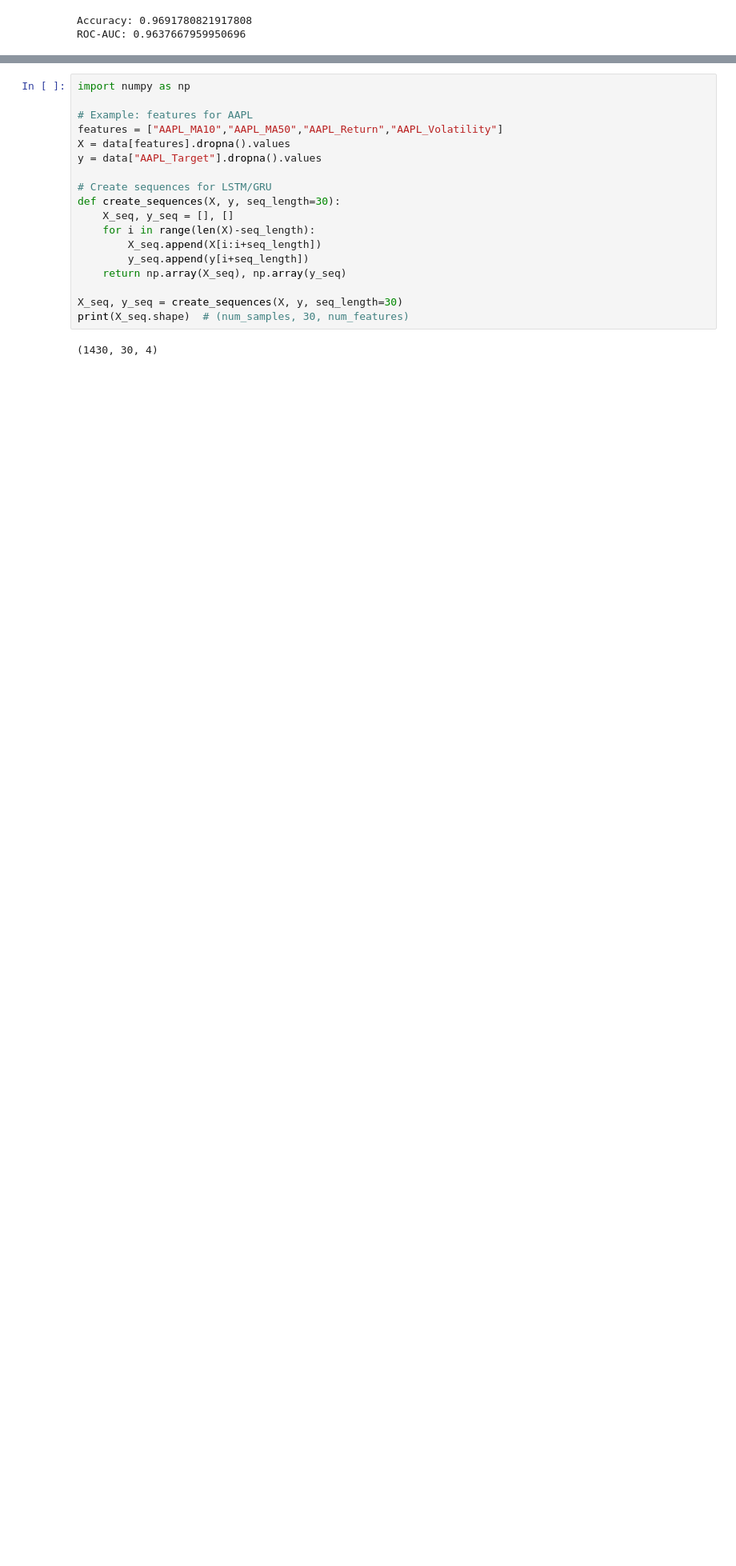
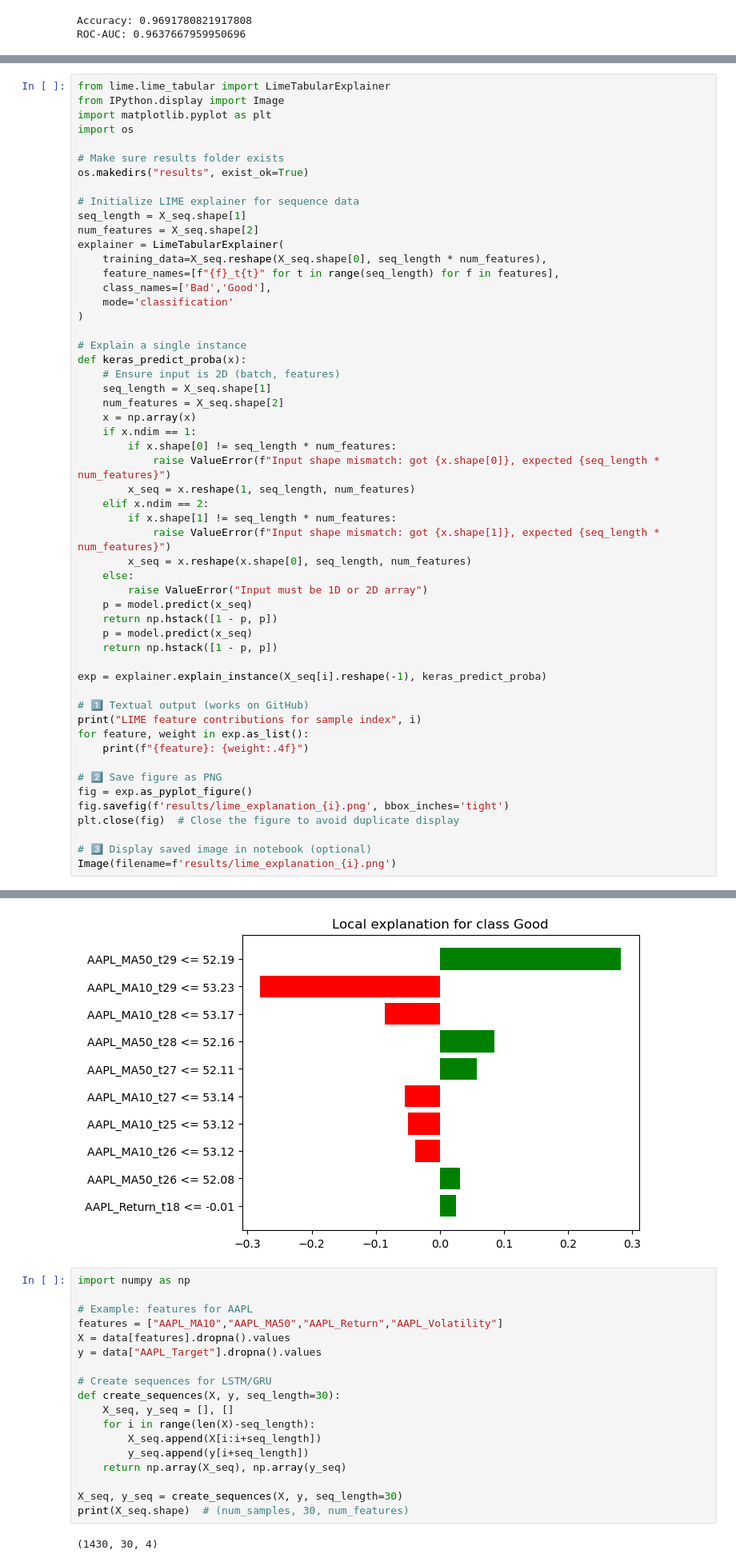
Before and after one commit to kunal-nehete/Stock_Screening_ML, a Jupyter notebook: Stock Screening.ipynb, the cells around one changed output, grey strips where cells are left out. Shown at 80% size. Drawn from its saved outputs; the diff is of its cells as text; blank space fills up the shorter version.

```diff
--- a/Stock Screening.ipynb
+++ b/Stock Screening.ipynb
@@ -211,0 +244,55 @@ exp.show_in_notebook(show_table=True)
+# %%
+from lime.lime_tabular import LimeTabularExplainer
+from IPython.display import Image
+import matplotlib.pyplot as plt
+import os
+
+# Make sure results folder exists
+os.makedirs("results", exist_ok=True)
+
+# Initialize LIME explainer for sequence data
+seq_length = X_seq.shape[1]
+num_features = X_seq.shape[2]
+explainer = LimeTabularExplainer(
+    training_data=X_seq.reshape(X_seq.shape[0], seq_length * num_features),
+    feature_names=[f"{f}_t{t}" for t in range(seq_length) for f in features],
+    class_names=['Bad','Good'],
+    mode='classification'
+)
+
+# Explain a single instance
+def keras_predict_proba(x):
+    # Ensure input is 2D (batch, features)
+    seq_length = X_seq.shape[1]
+    num_features = X_seq.shape[2]
+    x = np.array(x)
+    if x.ndim == 1:
+        if x.shape[0] != seq_length * num_features:
+            raise ValueError(f"Input shape mismatch: got {x.shape[0]}, expected {seq_length * num_features}")
+        x_seq = x.reshape(1, seq_length, num_features)
+    elif x.ndim == 2:
+        if x.shape[1] != seq_length * num_features:
+            raise ValueError(f"Input shape mismatch: got {x.shape[1]}, expected {seq_length * num_features}")
+        x_seq = x.reshape(x.shape[0], seq_length, num_features)
+    else:
+        raise ValueError("Input must be 1D or 2D array")
+    p = model.predict(x_seq)
+    return np.hstack([1 - p, p])
+    p = model.predict(x_seq)
+    return np.hstack([1 - p, p])
+
+exp = explainer.explain_instance(X_seq[i].reshape(-1), keras_predict_proba)
+
+# 1️⃣ Textual output (works on GitHub)
+print("LIME feature contributions for sample index", i)
+for feature, weight in exp.as_list():
+    print(f"{feature}: {weight:.4f}")
+
+# 2️⃣ Save figure as PNG
+fig = exp.as_pyplot_figure()
+fig.savefig(f'results/lime_explanation_{i}.png', bbox_inches='tight')
+plt.close(fig)  # Close the figure to avoid duplicate display
+
+# 3️⃣ Display saved image in notebook (optional)
+Image(filename=f'results/lime_explanation_{i}.png')
+# %% [output]
@@ -212,3 +311,4 @@ exp.show_in_notebook(show_table=True)
+[figure, added]
 # %%
 import numpy as np
 
```
Also changed, not shown: parts of 8 cells of this notebook.
